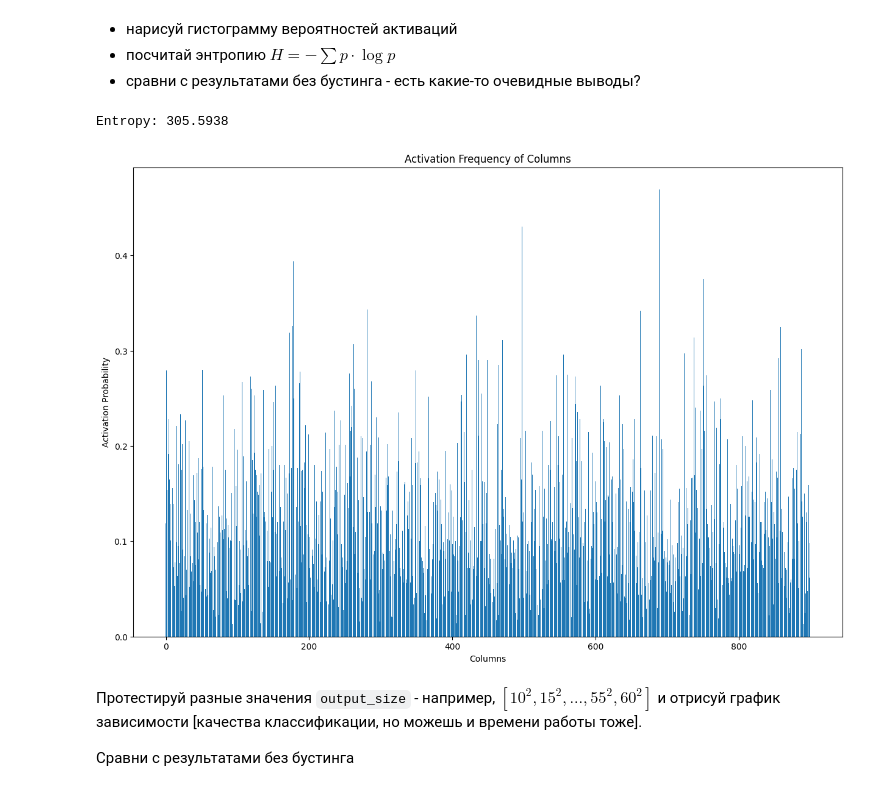
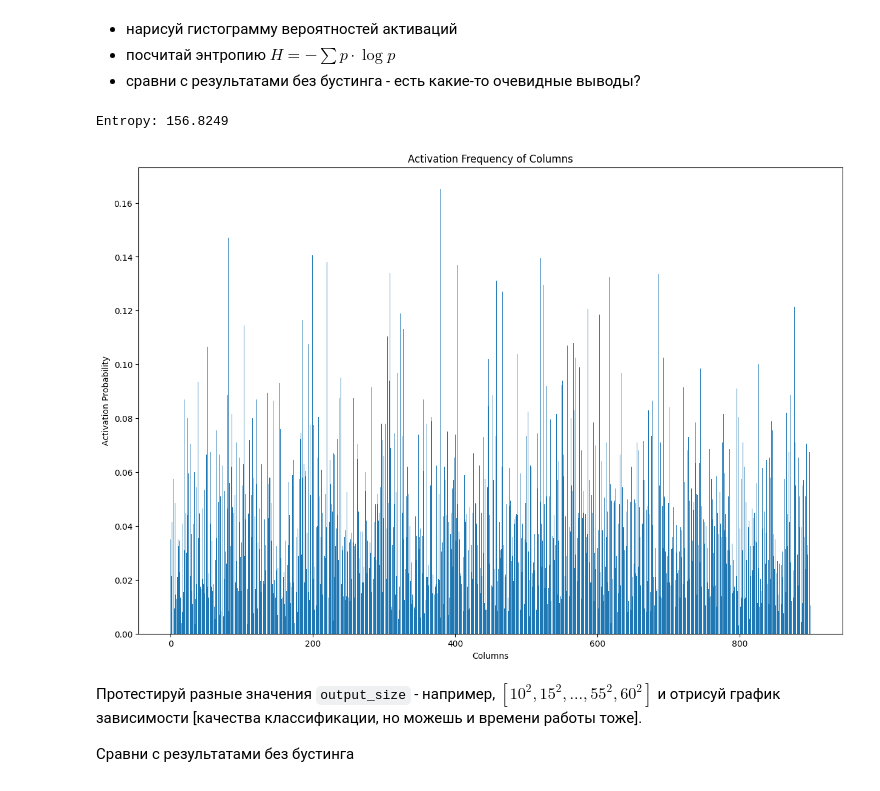
Before and after one commit to 5a7man/cds_internship_tasks_sp, a Jupyter notebook: sp.ipynb, the cells around one changed output. Saved outputs shown, nothing was run; the diff lists cells and outputs as text; code cells hidden in the pictures.

Commit message:
Updated sp.ipynb
1. Corrected synapses initialization
2. Corrected columns activation probability calculation

```diff
--- a/sp.ipynb
+++ b/sp.ipynb
@@ -349,12 +357,12 @@ Wall time: 22.6 s
 - нарисуй гистограмму частоты активаций (с нормализацией, чтобы по оси Y были вероятности активации, а не их число)
 - посчитай энтропию $H = -\sum p \cdot \log p$
 # %%
-def plot_activation_prob(activation_freq):
+def plot_activation_prob(activation_freq,divider):
     # calculating activation probabilities
-    activation_prob = activation_freq/n
+    activation_prob = activation_freq/divider
 
     # calculating entropy
-    entropy = -np.sum(activation_prob*np.log2(activation_prob))
+    entropy = -np.sum(activation_prob*np.log2(activation_prob+1e-6))
     print(f"Entropy: {entropy:.4f}")
 
     # plotting activation frequency of columns
@@ -536,10 +546,10 @@ Wall time: 47.6 s
 - посчитай энтропию $H = -\sum p \cdot \log p$
 - сравни с результатами без бустинга - есть какие-то очевидные выводы?
 # %%
-plot_activation_prob(sp.cols_activation_freq)
+plot_activation_prob(sp.cols_activation_freq,sp.count)
 # %% [output]
-Entropy: 305.5938
+Entropy: 156.8249
-[figure, old version]
+[figure, new version]
 # %% [markdown]
 Протестируй разные значения `output_size` - например, $[10^2, 15^2,..., 55^2, 60^2]$ и отрисуй график зависимости [качества классификации, но можешь и времени работы тоже].
 
```
Also changed, not shown: parts of 12 cells of this notebook.
